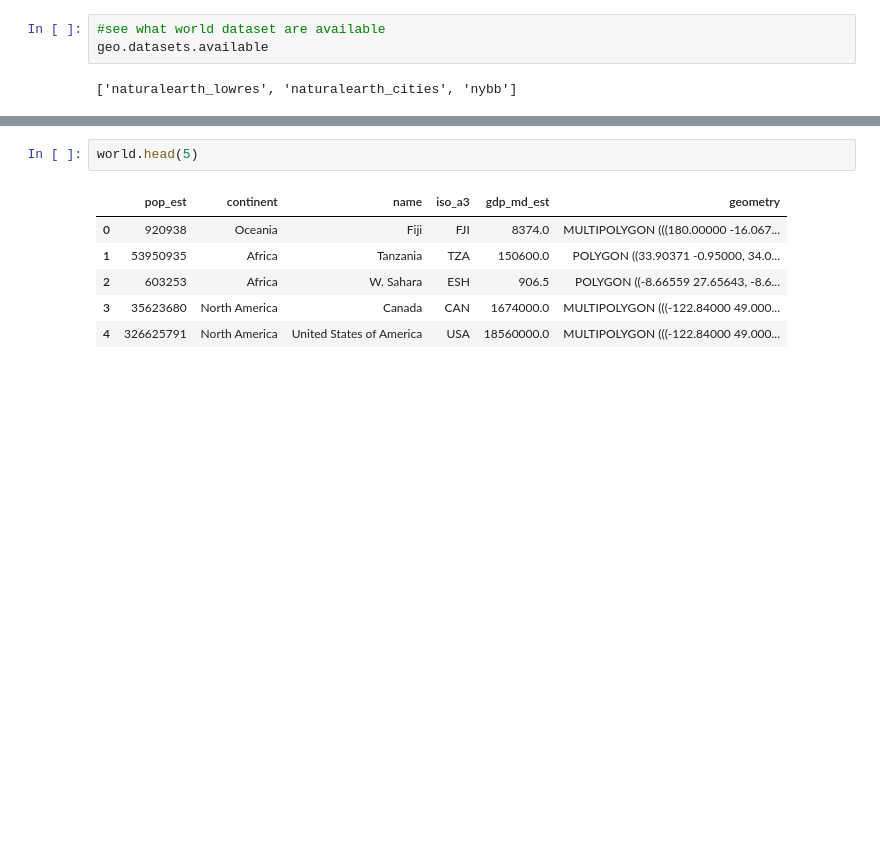
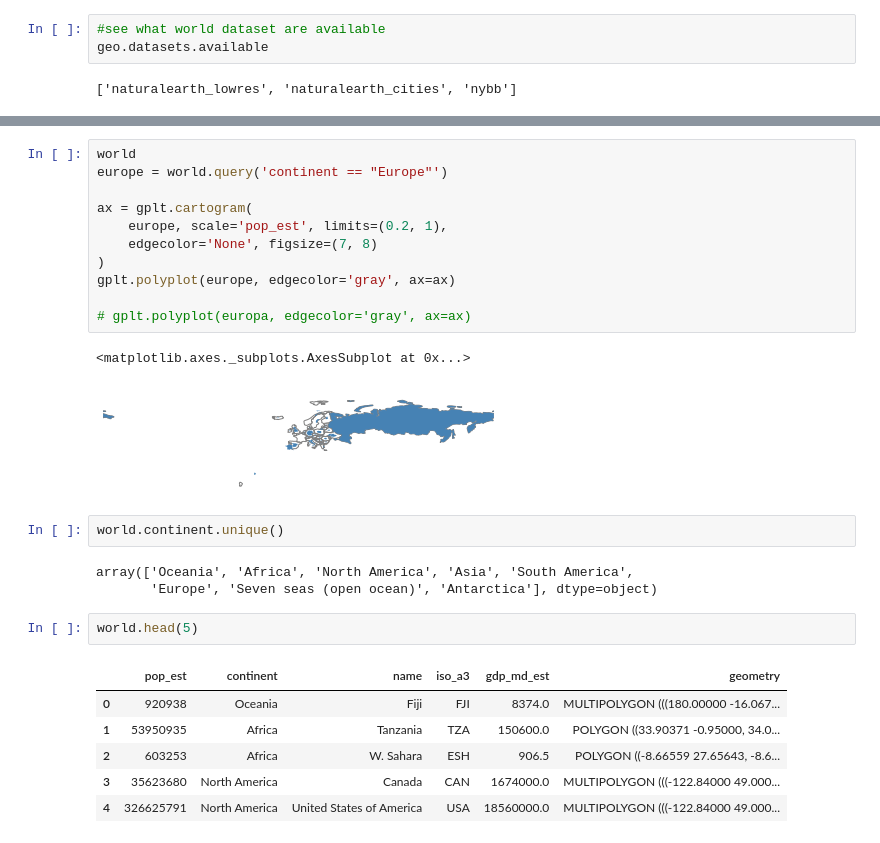
Before and after one commit to wen0705/A-Comparative-Analysis-of-Global-Remote-Work-Salaries, a Jupyter notebook: Project2022ipynb.ipynb, the cells around one changed output, grey strips where cells are left out. Drawn from its saved outputs; the diff is of its cells as text; blank space fills up the shorter version.

```diff
--- a/Project2022ipynb.ipynb
+++ b/Project2022ipynb.ipynb
@@ -71,6 +59,25 @@ world.plot()
 # %% [output]
 <matplotlib.axes._subplots.AxesSubplot at 0x...>
 [figure]
+# %%
+world
+europe = world.query('continent == "Europe"')
+
+ax = gplt.cartogram(
+    europe, scale='pop_est', limits=(0.2, 1),
+    edgecolor='None', figsize=(7, 8)
+)
+gplt.polyplot(europe, edgecolor='gray', ax=ax)
+
+# gplt.polyplot(europa, edgecolor='gray', ax=ax)
+# %% [output]
+<matplotlib.axes._subplots.AxesSubplot at 0x...>
+[figure, added]
+# %%
+world.continent.unique()
+# %% [output]
+array(['Oceania', 'Africa', 'North America', 'Asia', 'South America',
+       'Europe', 'Seven seas (open ocean)', 'Antarctica'], dtype=object)
 # %%
 world.head(5)
 # %% [output]
```
Also changed, not shown: parts of 12 cells of this notebook.
